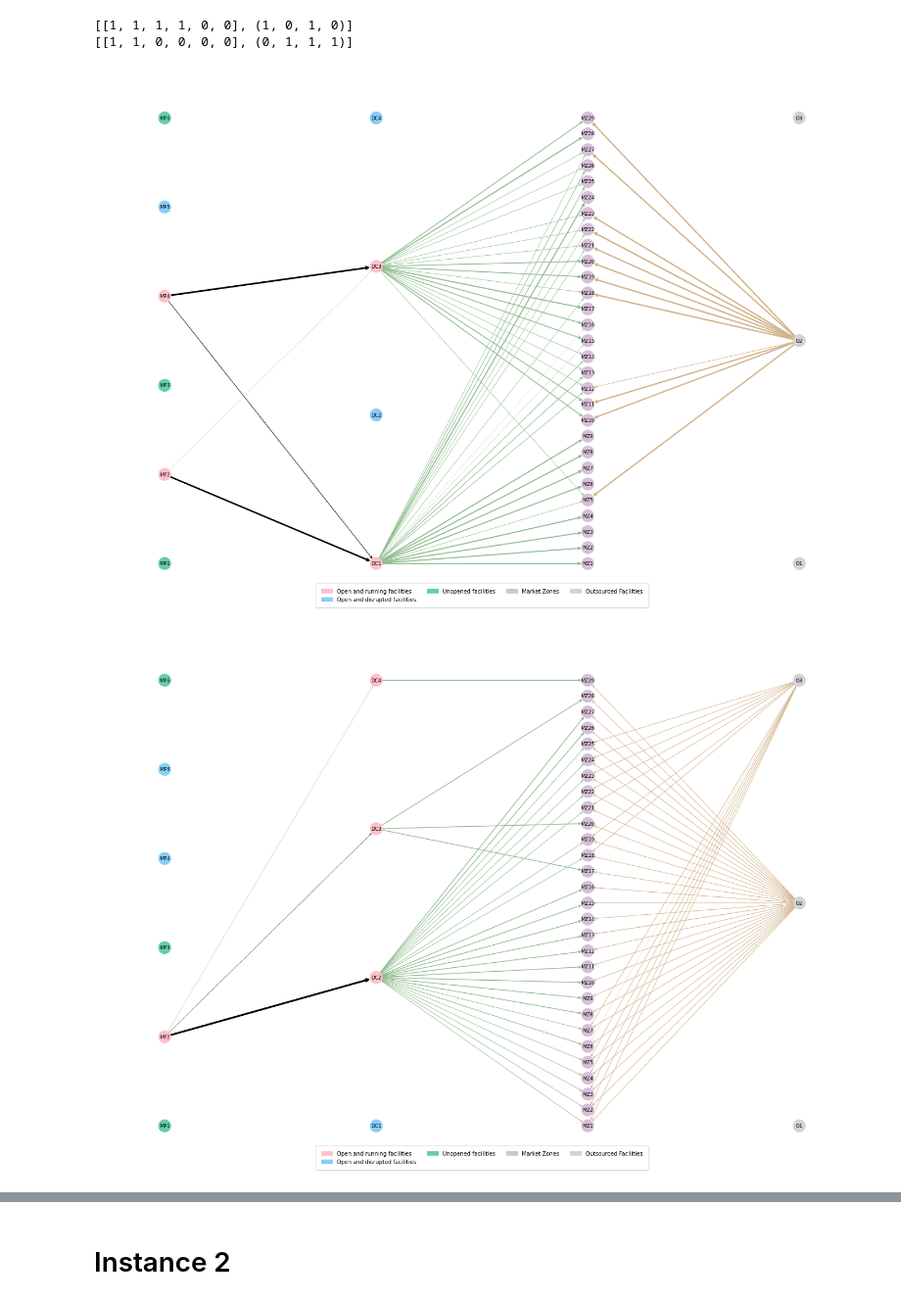
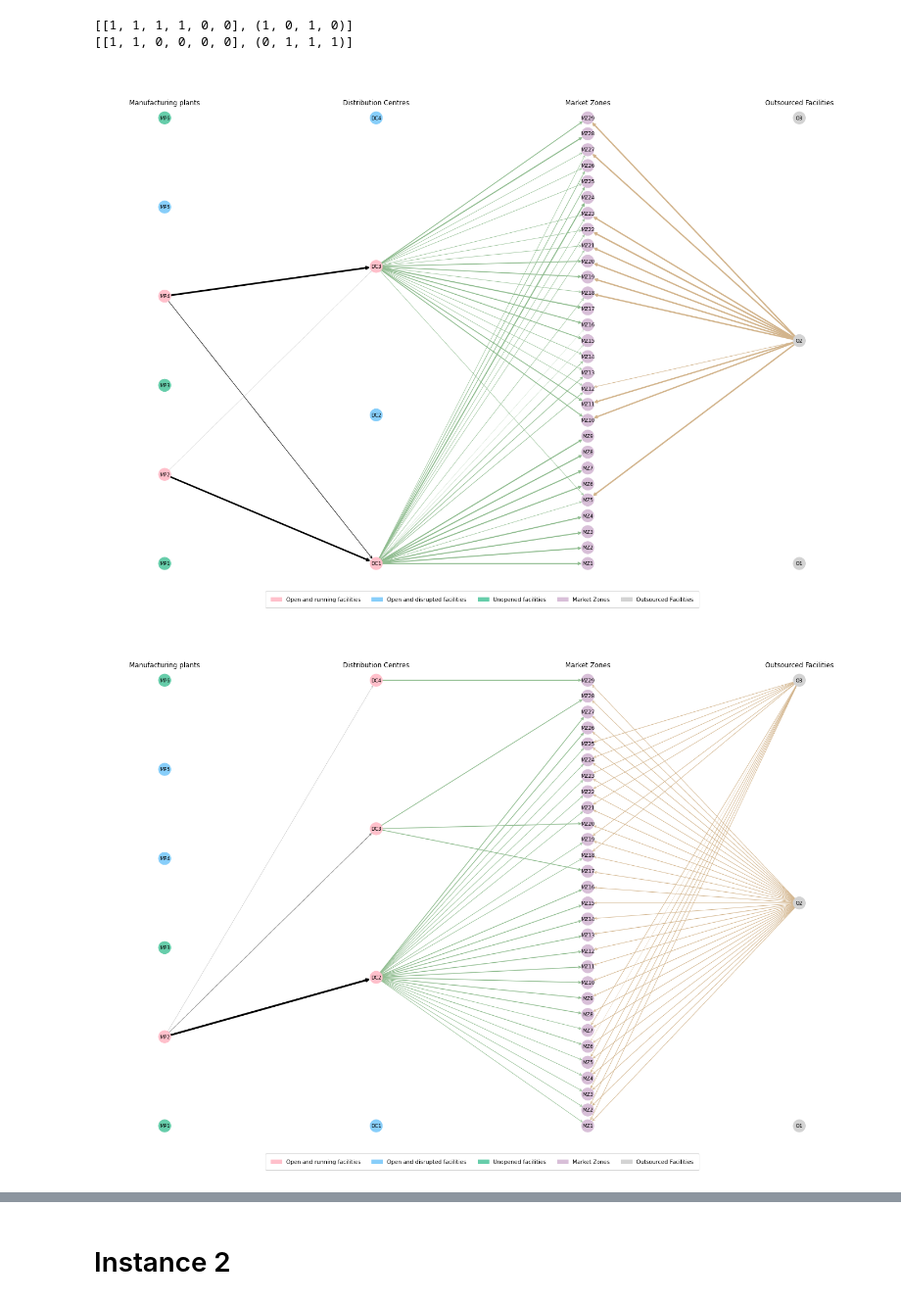
Before and after one commit to dkabe/SC_Resilience, a Jupyter notebook: Notebooks/network_visuals.ipynb, the cells around one changed output, grey strips where cells are left out. Shown at 98% size. Cells and saved outputs as stored; diff of their text form; code cells hidden in the pictures.

Commit message:
network visuals

```diff
--- a/Notebooks/network_visuals.ipynb
+++ b/Notebooks/network_visuals.ipynb
@@ -143,36 +144,53 @@ for index in indices:
 
     # Add Edges
 
     Graph.add_edges_from(IJ_edges)
     Graph.add_edges_from(JK_edges)
     Graph.add_edges_from(LK_edges)
 
 
     Edge_colors.extend(['black' for i in IJ_edges])
     Edge_colors.extend(['darkseagreen' for i in JK_edges])
     Edge_colors.extend(['tan' for l in LK_edges])
 
 
     nodePos = nx.shell_layout(Graph)
     nx.draw_networkx(Graph, with_labels = True, font_size = 9, font_color = "black", node_size = 500, node_color = Node_colors, edge_color = Edge_colors, pos = Position_dic, width = Weight, arrows=True, arrowstyle = '->')
 
+    # Add Titles (invisible nodes to put text labels)
+    position_mp = (0, 30)
+    position_dc = (1, 30)
+    position_mz = (2, 30)
+    position_o = (3, 30)
+    position_titles = [np.asarray(position_mp), np.asarray(position_dc), np.asarray(position_mz), np.asarray(position_o)]
+    Graph.add_node("Manufacturing Plants")
+    Graph.add_node("Distribution Centres")
+    Graph.add_node("Market Zones")
+    Graph.add_node("Outsourced Facilities")
+    titles = ["Manufacturing plants", "Distribution Centres", "Market Zones", "Outsourced Facilities"]
+    title_pos = dict(zip(titles, position_titles))
+    label_titles = {}
+    for node in titles:
+        label_titles[node] = node
+    nx.draw_networkx_nodes(Graph, nodelist= titles, pos = title_pos, node_color = "white")
+    nx.draw_networkx_labels(Graph, labels = label_titles, pos = title_pos, font_color = "black", font_size = 12)
 
     limits=plt.axis('off')
     plt.gcf().set_size_inches(25, 18)
 
     legend_mp_1 = mpatches.Patch(color = 'pink', label = 'Open and running facilities')
     legend_mp_2 = mpatches.Patch(color = 'lightskyblue', label = 'Open and disrupted facilities')
     legend_mp_3 = mpatches.Patch(color = 'mediumaquamarine', label = 'Unopened facilities')
     legend_mz = mpatches.Patch(color = 'thistle', label = 'Market Zones')
     legend_o = mpatches.Patch(color = 'lightgrey', label = 'Outsourced Facilities')
 
     ax = plt.subplot(111)
-    ax.legend(loc = 'lower center', handles=[legend_mp_1, legend_mp_2, legend_mp_3, legend_mz, legend_o], ncol = 4, borderpad=1)
+    ax.legend(loc = 'lower center', handles=[legend_mp_1, legend_mp_2, legend_mp_3, legend_mz, legend_o], ncol = 5, borderpad=1)
 
     plt.show()
 # %% [output]
-[figure, old version]
+[figure, new version]
-[figure, old version]
+[figure, new version]
 # %%
 ## Without color
 # %%
```
Also changed, not shown: parts of 6 cells of this notebook.
